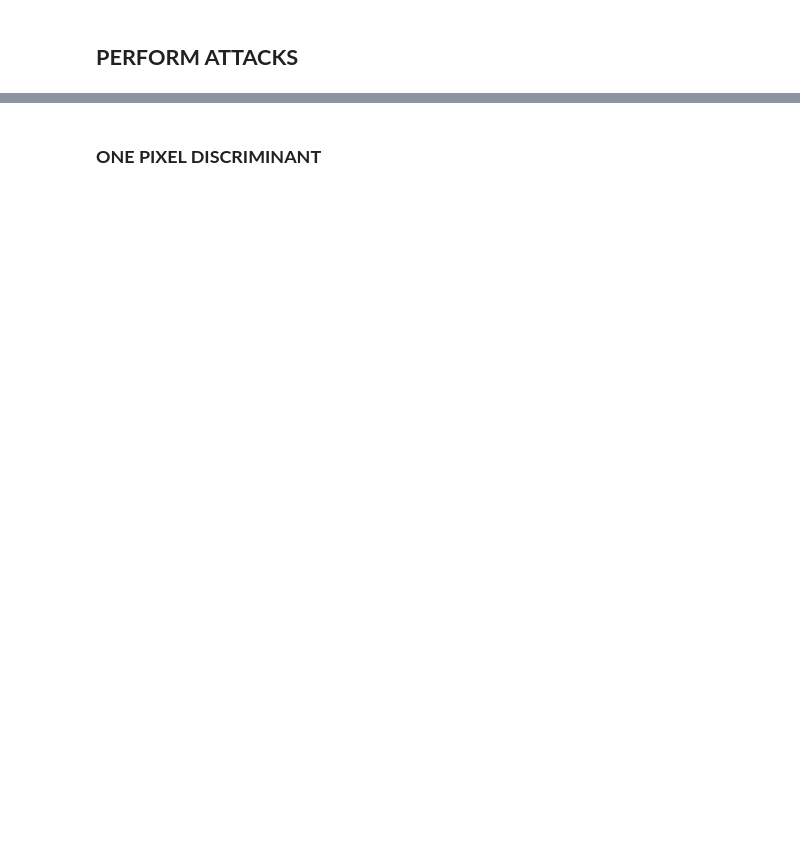
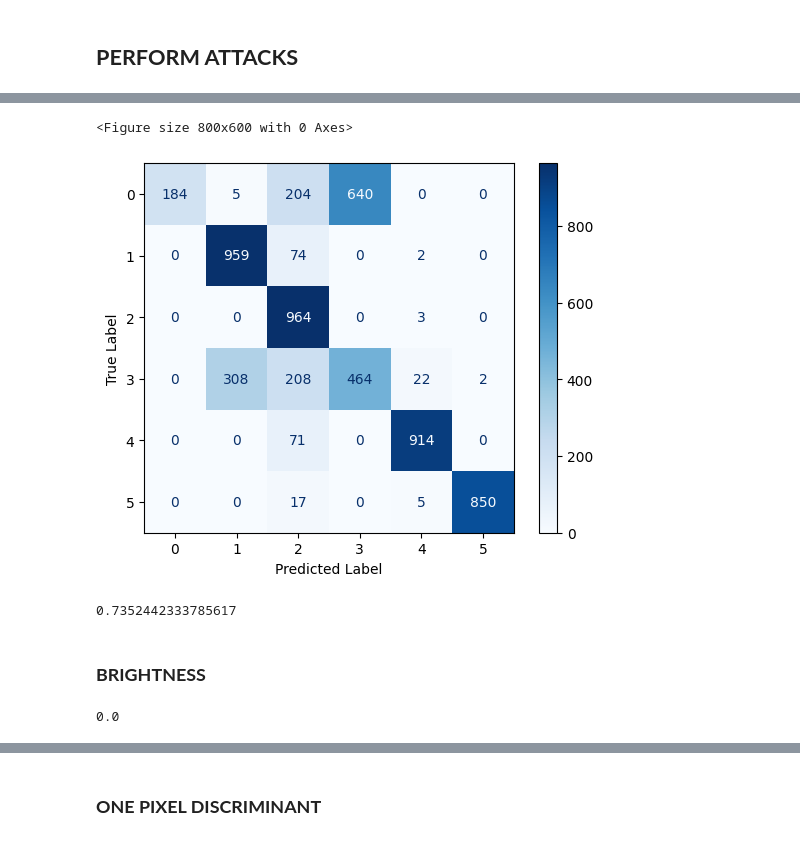
Before and after one commit to rosaliemillner/PGM_project, a Jupyter notebook: main.ipynb, the cells around one changed output, grey strips where cells are left out. Saved outputs shown, nothing was run; the diff lists cells and outputs as text; code cells hidden in the pictures; blank space fills up the shorter version.

```diff
--- a/main.ipynb
+++ b/main.ipynb
@@ -178,0 +182,8 @@ cm = plot_confusion_matrix(true_labels, pred_labels)
+# %%
+true_labels, pred_labels_attack_contrast, probs_positive, logits_convnet_contrast = test_evaluation(fit_model,
+                                                            TEST_SET,
+                                                            device='cpu',
+                                                            type_model='convnet',
+                                                            attack=True,
+                                                            adv_images=adv_images_contrast
+                                                            )
@@ -178,0 +215,12 @@ cm = plot_confusion_matrix(true_labels, pred_labels)
+# %%
+cm = plot_confusion_matrix(true_labels, pred_labels_attack_contrast)
+# %% [output]
+<Figure size 800x600 with 0 Axes>
+[figure, added]
+# %%
+from sklearn.metrics import accuracy_score
+accuracy_score(true_labels, pred_labels_attack_contrast)
+# %% [output]
+0.7352442333785617
+# %% [markdown]
+### **BRIGHTNESS**
@@ -178,0 +239,4 @@ cm = plot_confusion_matrix(true_labels, pred_labels)
+# %%
+sum(sum(true_images[i].squeeze() - adv_images_bg[i].squeeze()))
+# %% [output]
+0.0
```
Also changed, not shown: parts of 29 cells of this notebook, 15 other files.
